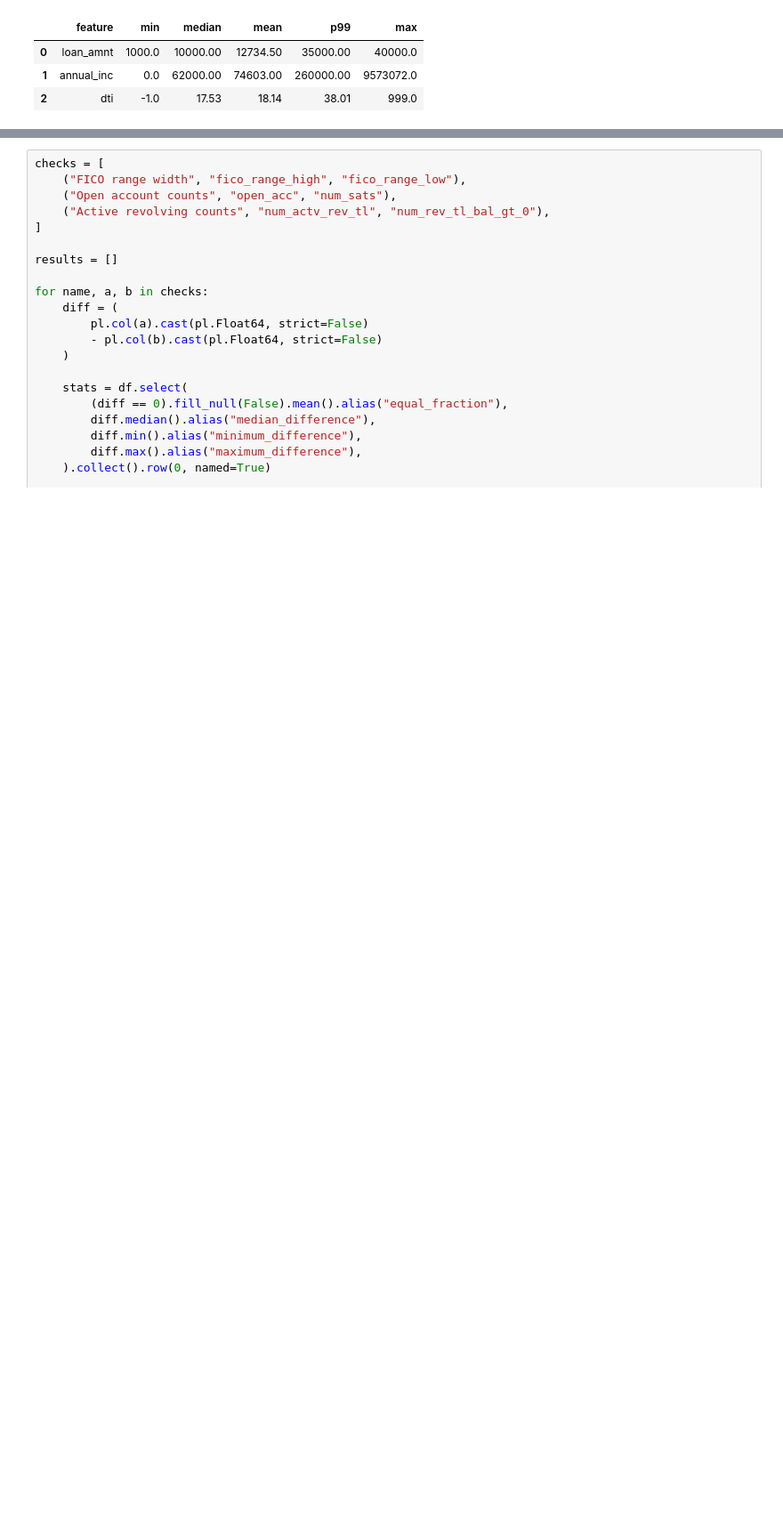
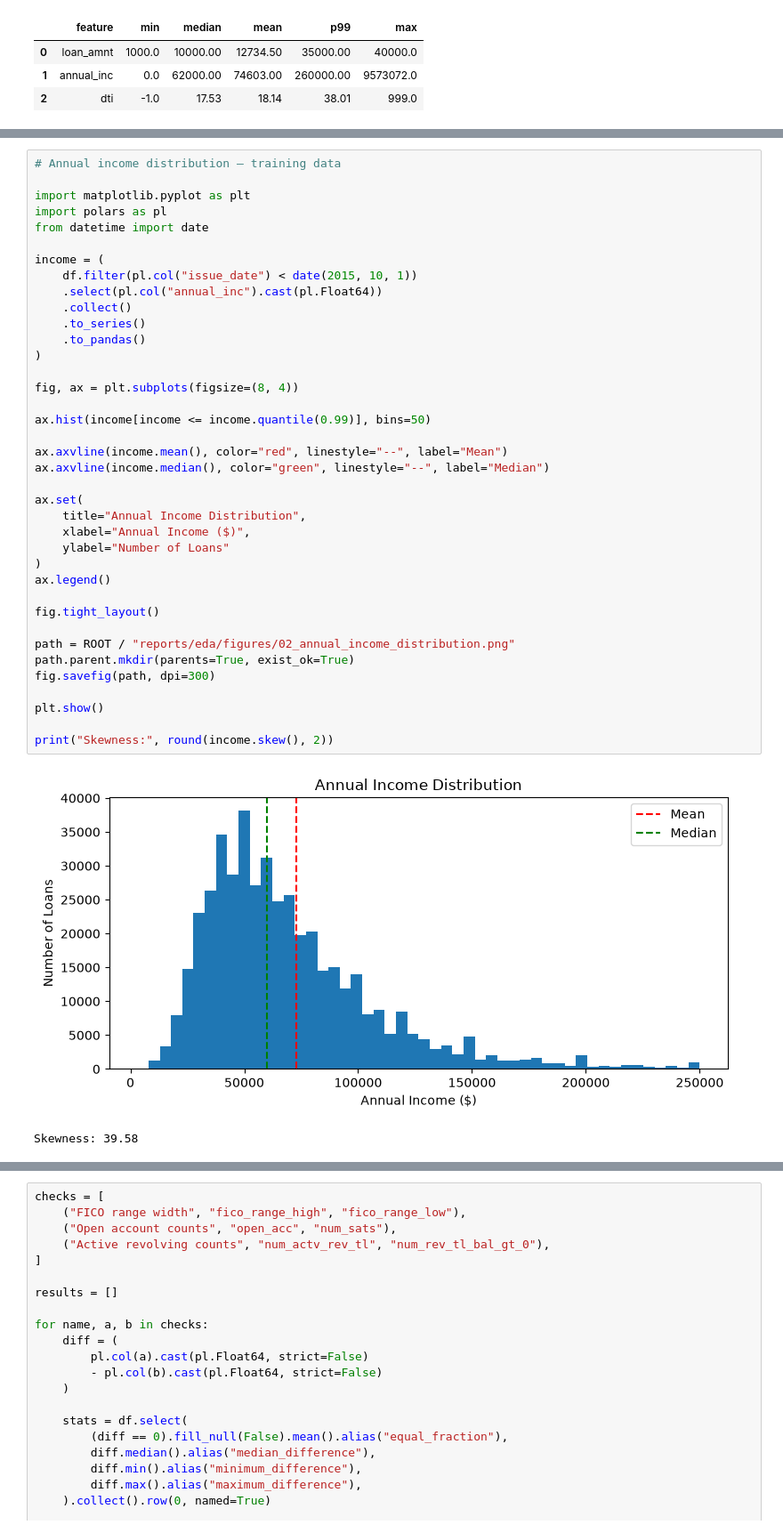
Before and after one commit to kaushal-trada/P2P-Lending-Default-Prediction, a Jupyter notebook: notebooks/01_eda.ipynb, the cells around one changed output, grey strips where cells are left out. Shown at 89% size. Saved outputs shown, nothing was run; the diff lists cells and outputs as text; blank space fills up the shorter version.

```diff
--- a/notebooks/01_eda.ipynb
+++ b/notebooks/01_eda.ipynb
@@ -1497,3 +1603,44 @@ Numerical features: 53
 | 50 | total_bal_ex_mort | 100.00 | 0.0 | 34919.00 | 47340.68 | 232215.00 | 2921551.0 |
 | 51 | total_bc_limit | 100.00 | 0.0 | 14000.00 | 20628.22 | 102500.00 | 1105500.0 |
 | 52 | total_il_high_credit_limit | 100.00 | 0.0 | 29575.00 | 39886.57 | 200454.00 | 2101913.0 |
+# %%
+# Annual income distribution — training data
+
+import matplotlib.pyplot as plt
+import polars as pl
+from datetime import date
+
+income = (
+    df.filter(pl.col("issue_date") < date(2015, 10, 1))
+    .select(pl.col("annual_inc").cast(pl.Float64))
+    .collect()
+    .to_series()
+    .to_pandas()
+)
+
+fig, ax = plt.subplots(figsize=(8, 4))
+
+ax.hist(income[income <= income.quantile(0.99)], bins=50)
+
+ax.axvline(income.mean(), color="red", linestyle="--", label="Mean")
+ax.axvline(income.median(), color="green", linestyle="--", label="Median")
+
+ax.set(
+    title="Annual Income Distribution",
+    xlabel="Annual Income ($)",
+    ylabel="Number of Loans"
+)
+ax.legend()
+
+fig.tight_layout()
+
+path = ROOT / "reports/eda/figures/02_annual_income_distribution.png"
+path.parent.mkdir(parents=True, exist_ok=True)
+fig.savefig(path, dpi=300)
+
+plt.show()
+
+print("Skewness:", round(income.skew(), 2))
+# %% [output]
+[figure, added]
+Skewness: 39.58
```
Also changed, not shown: parts of 28 cells of this notebook, 12 other files.
